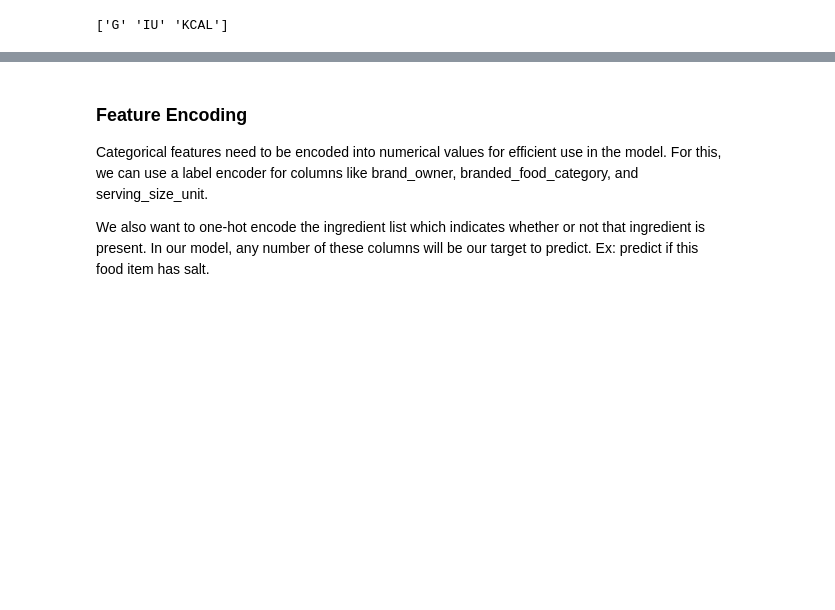
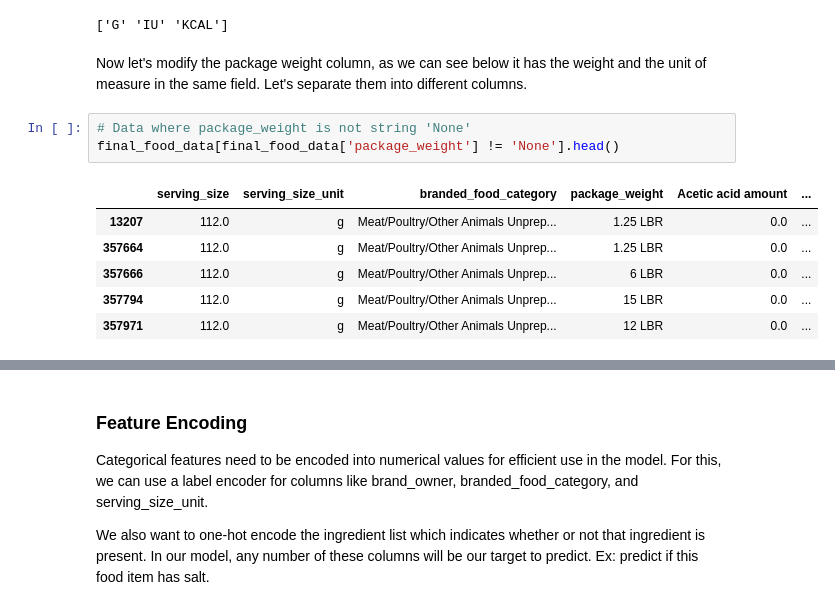
Before and after one commit to LoganDawes/Machine-Learning-Final, a Jupyter notebook: Logan_Dawes_Feature_Engineering.ipynb, the cells around one changed output, grey strips where cells are left out. Saved outputs shown, nothing was run; the diff lists cells and outputs as text; blank space fills up the shorter version.

```diff
--- a/Logan_Dawes_Feature_Engineering.ipynb
+++ b/Logan_Dawes_Feature_Engineering.ipynb
@@ -1362,3 +1363,15 @@ for col in unit_columns:
 print(np.array(sorted(all_units)))
 # %% [output]
 ['G' 'IU' 'KCAL']
+# %% [markdown]
+Now let's modify the package weight column, as we can see below it has the weight and the unit of measure in the same field. Let's separate them into different columns.
+# %%
+# Data where package_weight is not string 'None'
+final_food_data[final_food_data['package_weight'] != 'None'].head()
+# %% [output]
+|  | serving_size | serving_size_unit | branded_food_category | package_weight | Acetic acid amount | ... |
+| 13207 | 112.0 | g | Meat/Poultry/Other Animals Unprep... | 1.25 LBR | 0.0 | ... |
+| 357664 | 112.0 | g | Meat/Poultry/Other Animals Unprep... | 1.25 LBR | 0.0 | ... |
+| 357666 | 112.0 | g | Meat/Poultry/Other Animals Unprep... | 6 LBR | 0.0 | ... |
+| 357794 | 112.0 | g | Meat/Poultry/Other Animals Unprep... | 15 LBR | 0.0 | ... |
+| 357971 | 112.0 | g | Meat/Poultry/Other Animals Unprep... | 12 LBR | 0.0 | ... |
```
Also changed, not shown: parts of 11 cells of this notebook, 3 other files.
